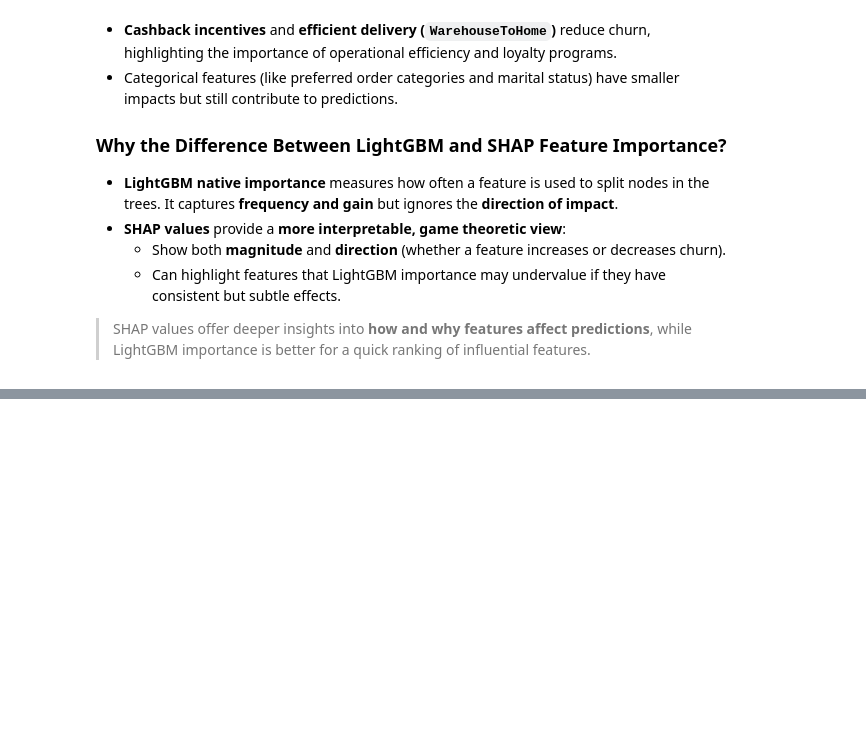
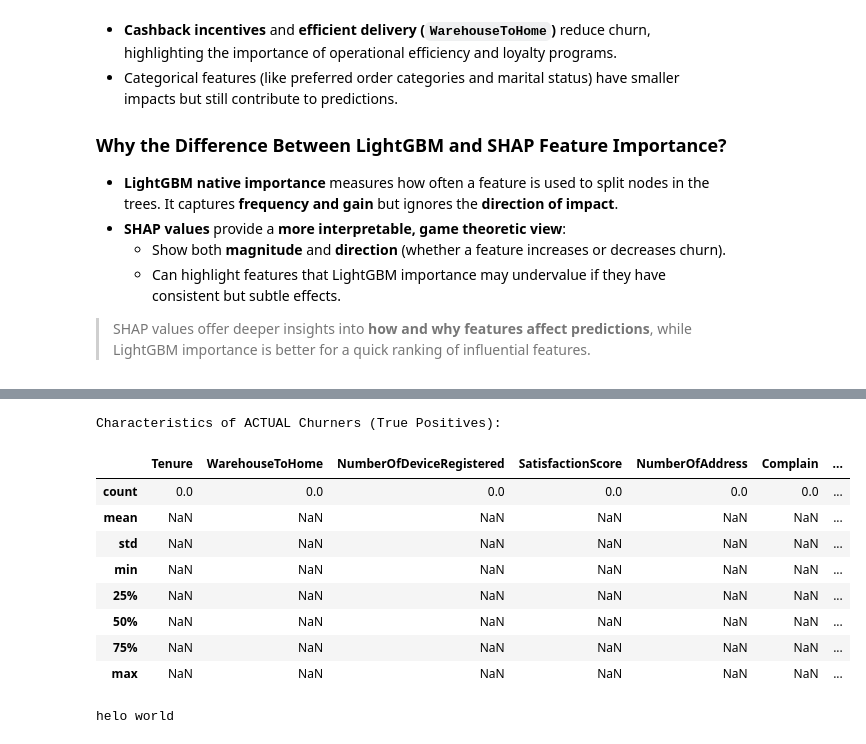
Before and after one commit to nayana-sisil/predictive-customer-churn-ecommerce-retention, a Jupyter notebook: cutomer_churn.ipynb, the cells around one changed output, grey strips where cells are left out. Cells and saved outputs as stored; diff of their text form; code cells hidden in the pictures; blank space fills up the shorter version.

```diff
--- a/cutomer_churn.ipynb
+++ b/cutomer_churn.ipynb
@@ -1954,0 +1957,7 @@ dtype: float64
+# %%
+test_analysis = X_test.copy()
+test_analysis['Actual_churn'] = y_test.values
+test_analysis['Predicted_churn'] = y_pred
+test_analysis['Predicted_probabilities'] = y_pred_proba
+
+test_analysis[['Actual_churn','Predicted_churn','Predicted_probabilities']].head(10)
@@ -1954,0 +1976,19 @@ dtype: float64
+# %%
+true_positives = test_analysis[(test_analysis['Actual_churn']==1) & (test_analysis['Predicted_churn']==1)]
+
+false_positives = test_analysis[(test_analysis['Actual_churn']==0) & (test_analysis['Predicted_churn']==1)]
+
+true_negatives = test_analysis[(test_analysis['Actual_churn']==0) & (test_analysis['Predicted_churn']==0)]
+
+false_negatives = test_analysis[(test_analysis['Actual_churn']==1) & (test_analysis['Predicted_churn']==0)]
+
+print("=" * 70)
+print("HIGH-RISK CUSTOMER PROFILE (Predicted Churners)")
+print("=" * 70)
+print(f"\nTotal Predicted Churners: {len(true_positives) + len(false_positives)}")
+print(f"  - Actual Churners (TP): {len(true_positives)}")
+print(f"  - Loyal Customers (FP): {len(false_positives)}")
+
+print("\nCharacteristics of ACTUAL Churners (True Positives):")
+print(true_positives[['Tenure', 'SatisfactionScore', 'DaySinceLastOrder',
+                       'Complain', 'CashbackAmount','WarehouseToHome']].describe().round(2))
@@ -1954,0 +2013,19 @@ dtype: float64
+# %%
+print("\nCharacteristics of ACTUAL Churners (True Positives):")
+
+test_analysis[test_analysis.isin(true_positives) & test_analysis.isin(false_positives) ].describe()
+# %% [output]
+Characteristics of ACTUAL Churners (True Positives):
+|  | Tenure | WarehouseToHome | NumberOfDeviceRegistered | SatisfactionScore | NumberOfAddress | Complain | ... |
+| count | 0.0 | 0.0 | 0.0 | 0.0 | 0.0 | 0.0 | ... |
+| mean | NaN | NaN | NaN | NaN | NaN | NaN | ... |
+| std | NaN | NaN | NaN | NaN | NaN | NaN | ... |
+| min | NaN | NaN | NaN | NaN | NaN | NaN | ... |
+| 25% | NaN | NaN | NaN | NaN | NaN | NaN | ... |
+| 50% | NaN | NaN | NaN | NaN | NaN | NaN | ... |
+| 75% | NaN | NaN | NaN | NaN | NaN | NaN | ... |
+| max | NaN | NaN | NaN | NaN | NaN | NaN | ... |
+# %%
+print('helo world')
+# %% [output]
+helo world
```
Also changed, not shown: parts of 5 cells of this notebook.
